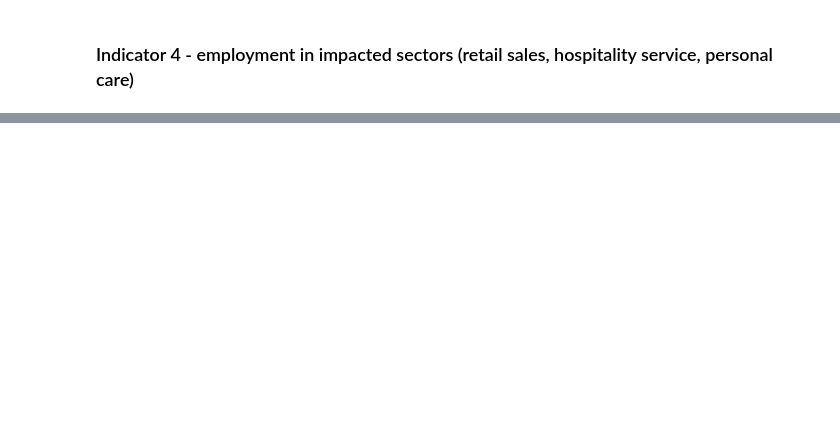
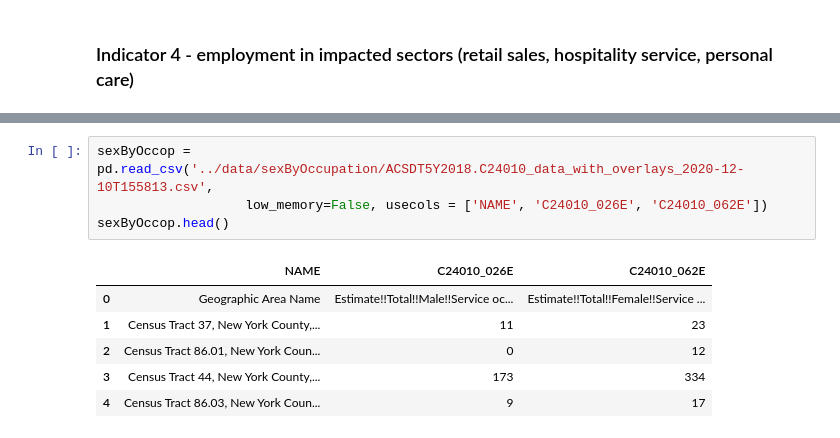
Before and after one commit to community-insight-impact/cvi_ucla_partnership, a Jupyter notebook: notebooks/merge_data_rent.ipynb, the cells around one changed output, grey strips where cells are left out. Cells and saved outputs as stored; diff of their text form; blank space fills up the shorter version.

```diff
--- a/notebooks/merge_data_rent.ipynb
+++ b/notebooks/merge_data_rent.ipynb
@@ -175,0 +199,11 @@ employment.head()
+# %%
+sexByOccop = pd.read_csv('../data/sexByOccupation/ACSDT5Y2018.C24010_data_with_overlays_2020-12-10T155813.csv',
+                   low_memory=False, usecols = ['NAME', 'C24010_026E', 'C24010_062E'])
+sexByOccop.head()
+# %% [output]
+|  | NAME | C24010_026E | C24010_062E |
+| 0 | Geographic Area Name | Estimate!!Total!!Male!!Service oc... | Estimate!!Total!!Female!!Service ... |
+| 1 | Census Tract 37, New York County,... | 11 | 23 |
+| 2 | Census Tract 86.01, New York Coun... | 0 | 12 |
+| 3 | Census Tract 44, New York County,... | 173 | 334 |
+| 4 | Census Tract 86.03, New York Coun... | 9 | 17 |
```
Also changed, not shown: parts of 4 cells of this notebook.
